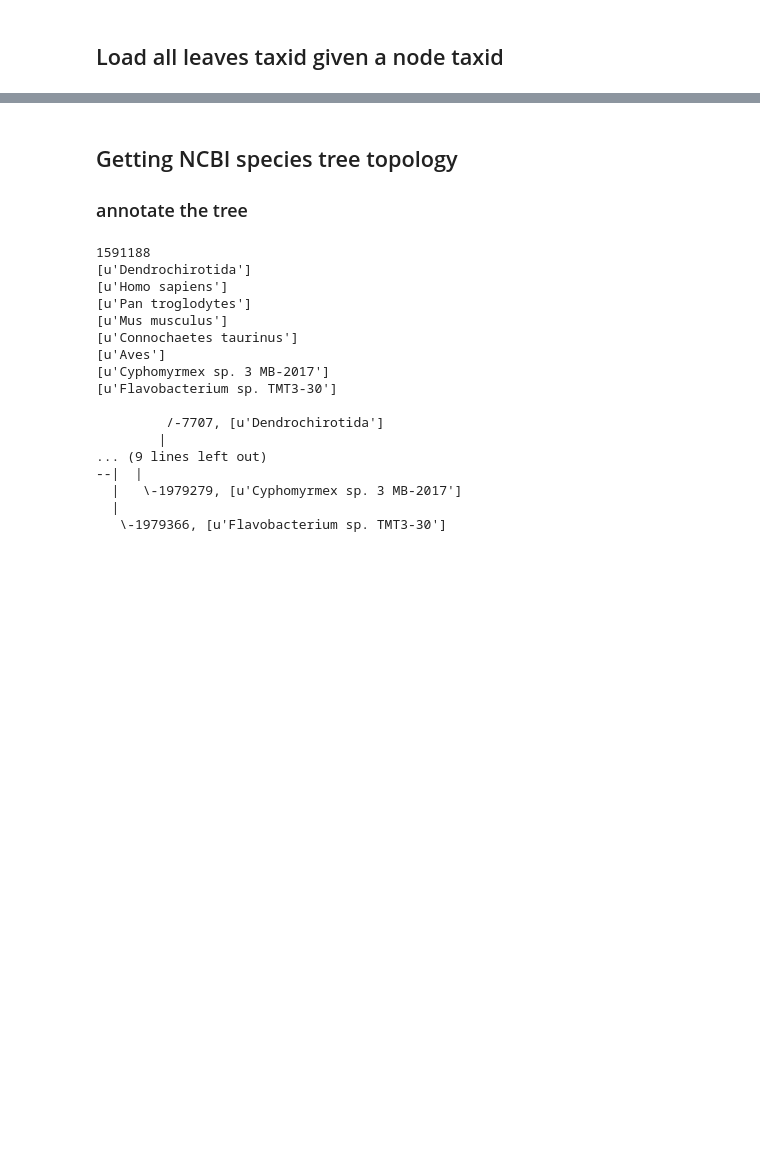
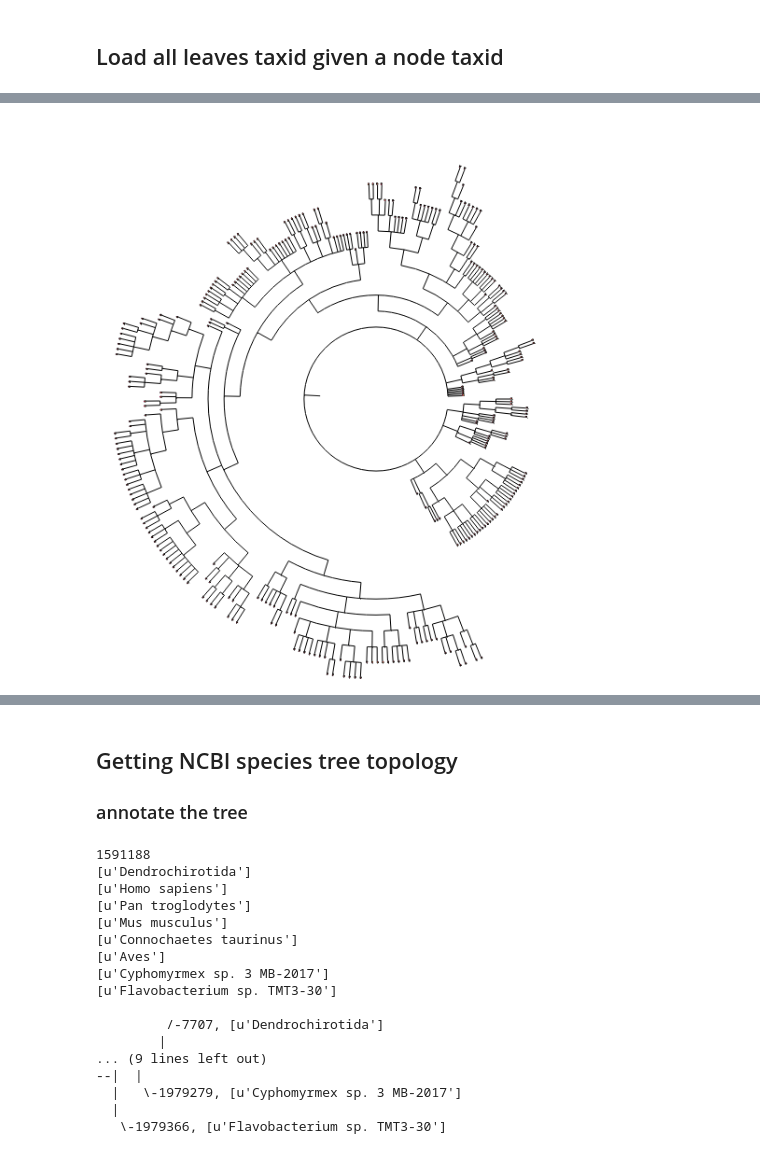
Before and after one commit to hamid58b/bio, a Jupyter notebook: ete/ETE Examples.ipynb, the cells around one changed output, grey strips where cells are left out. Cells and saved outputs as stored; diff of their text form; code cells hidden in the pictures; blank space fills up the shorter version.

```diff
--- a/ete/ETE Examples.ipynb
+++ b/ete/ETE Examples.ipynb
@@ -61,0 +59,59 @@ t.show()
+# %%
+import sys
+import random
+from ete3 import Tree, faces, TreeStyle, COLOR_SCHEMES
+from IPython.display import Image, display
+
+schema_names = COLOR_SCHEMES.keys()
+
+df=pd.read_csv("stats.csv", names=['taxid','CDS','CDS_Mean','exon','exon_Mean','gene','gene_Mean','mRNA','mRNA_Mean'])
+taxid_list=df['taxid']
+
+def layout(node):
+    if node.is_leaf():
+        info=df.loc[df['taxid'] == int(node.name)].values.tolist()
+        #print (info[0][0])
+        row=info[0]
+#         F= faces.PieChartFace([row[1],row[3],row[5],row[7]],
+#                               colors=COLOR_SCHEMES["set3"],
+#                               width=50, height=50)
+#         F.border.width = None
+#         F.opacity = 0.8
+#         faces.add_face_to_node(F,node, 0, position="branch-right")
+
+#         F= faces.PieChartFace([10,20,5,5,60],
+#                               colors=COLOR_SCHEMES[random.sample(schema_names, 1)[0]],
+#                               width=100, height=40)
+#         F.border.width = None
+#         F.opacity = 0.8
+#         faces.add_face_to_node(F,node, 0, position="branch-right")
+#     else:
+        F= faces.BarChartFace([row[1],row[3],row[5],row[7]], min_value=0,
+                              colors=COLOR_SCHEMES["spectral"],
+                              labels = ['CDS','exon','gene','mRNA'],
+                              label_fsize=10, scale_fsize=10)
+        faces.add_face_to_node(F,node, 0, position="branch-top")
+        F.background.color = "#eee"
+
+def get_example_tree():
+
+    t = ncbi.get_topology(taxid_list,intermediate_nodes=False)
+
+    ts = TreeStyle()
+    ts.layout_fn = layout
+    ts.mode = "c"
+    ts.show_leaf_name = False
+    #t.populate(10)
+    for leaf in t:
+      leaf.add_features(num= "num: "+str(len(leaf)))
+
+    return t, ts
+
+if __name__ == '__main__':
+    t, ts = get_example_tree()
+
+    t.render("piechart.png", w=600, tree_style=ts)
+    display(Image(filename='piechart.png'))
+    t.show(tree_style=ts)
+# %% [output]
+[figure, added]
```
Also changed, not shown: parts of 9 cells of this notebook, 6 other files.
